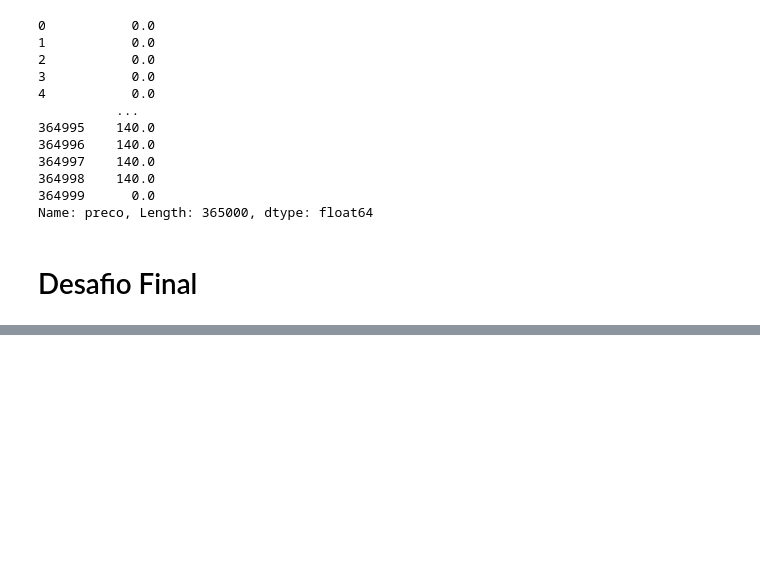
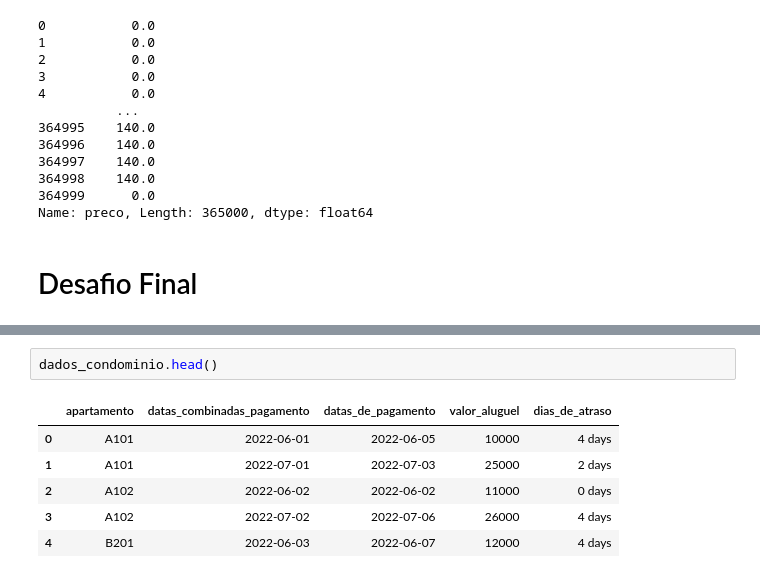
Before and after one commit to felipebocajr/Python-para-dados, a Jupyter notebook: pandas/transformação e manipulação de dados/pandas.ipynb, the cells around one changed output, grey strips where cells are left out. Cells and saved outputs as stored; diff of their text form; blank space fills up the shorter version.

```diff
--- a/pandas/transformação e manipulação de dados/pandas.ipynb
+++ b/pandas/transformação e manipulação de dados/pandas.ipynb
@@ -756,0 +810,9 @@ dados_clientes.head()
+# %%
+dados_condominio.head()
+# %% [output]
+|  | apartamento | datas_combinadas_pagamento | datas_de_pagamento | valor_aluguel | dias_de_atraso |
+| 0 | A101 | 2022-06-01 | 2022-06-05 | 10000 | 4 days |
+| 1 | A101 | 2022-07-01 | 2022-07-03 | 25000 | 2 days |
+| 2 | A102 | 2022-06-02 | 2022-06-02 | 11000 | 0 days |
+| 3 | A102 | 2022-07-02 | 2022-07-06 | 26000 | 4 days |
+| 4 | B201 | 2022-06-03 | 2022-06-07 | 12000 | 4 days |
```
Also changed, not shown: parts of 12 cells of this notebook.
